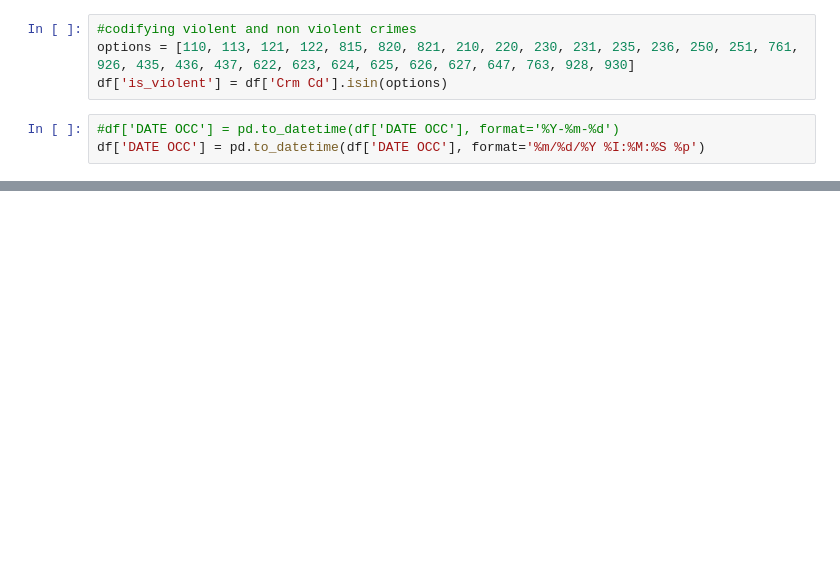
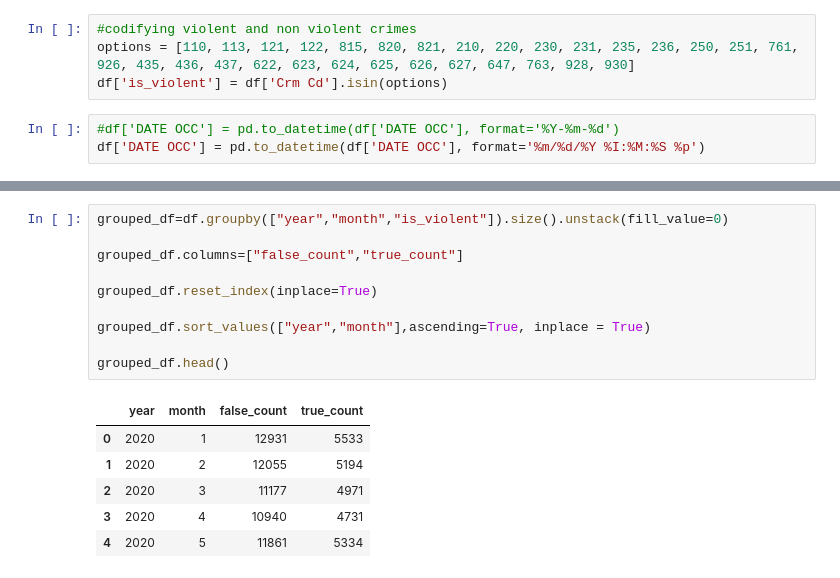
Before and after one commit to Ed-Lovera/AI-PT-Project-1, a Jupyter notebook: Micah/Untitled.ipynb, the cells around one changed output, grey strips where cells are left out. Cells and saved outputs as stored; diff of their text form; blank space fills up the shorter version.

```diff
--- a/Micah/Untitled.ipynb
+++ b/Micah/Untitled.ipynb
@@ -65,0 +131,17 @@ df_violent.plot.scatter(x="Months", y="DATE OCC", figsize=(10, 6), title="Violen
+# %%
+grouped_df=df.groupby(["year","month","is_violent"]).size().unstack(fill_value=0)
+
+grouped_df.columns=["false_count","true_count"]
+
+grouped_df.reset_index(inplace=True)
+
+grouped_df.sort_values(["year","month"],ascending=True, inplace = True)
+
+grouped_df.head()
+# %% [output]
+|  | year | month | false_count | true_count |
+| 0 | 2020 | 1 | 12931 | 5533 |
+| 1 | 2020 | 2 | 12055 | 5194 |
+| 2 | 2020 | 3 | 11177 | 4971 |
+| 3 | 2020 | 4 | 10940 | 4731 |
+| 4 | 2020 | 5 | 11861 | 5334 |
```
Also changed, not shown: parts of 16 cells of this notebook.
